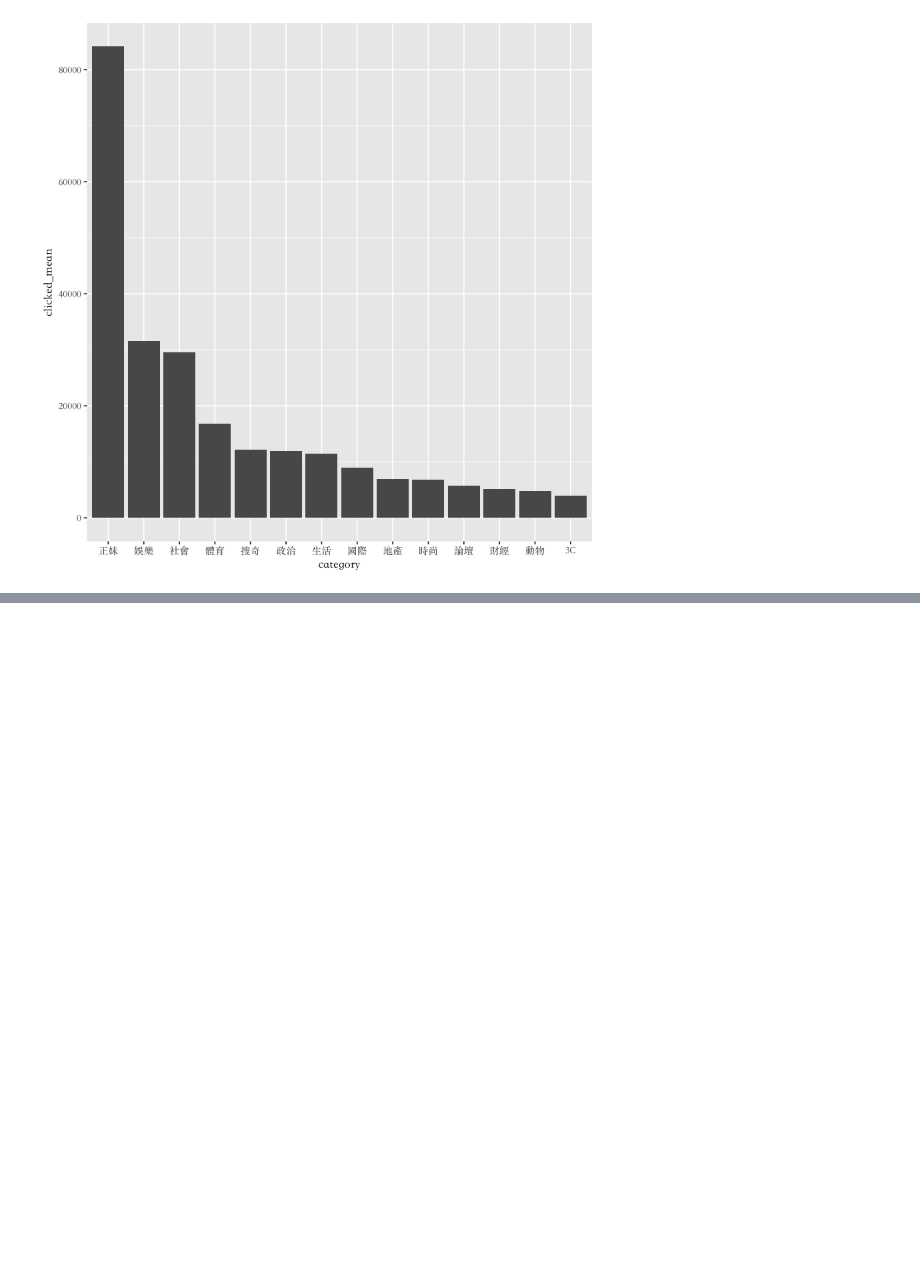
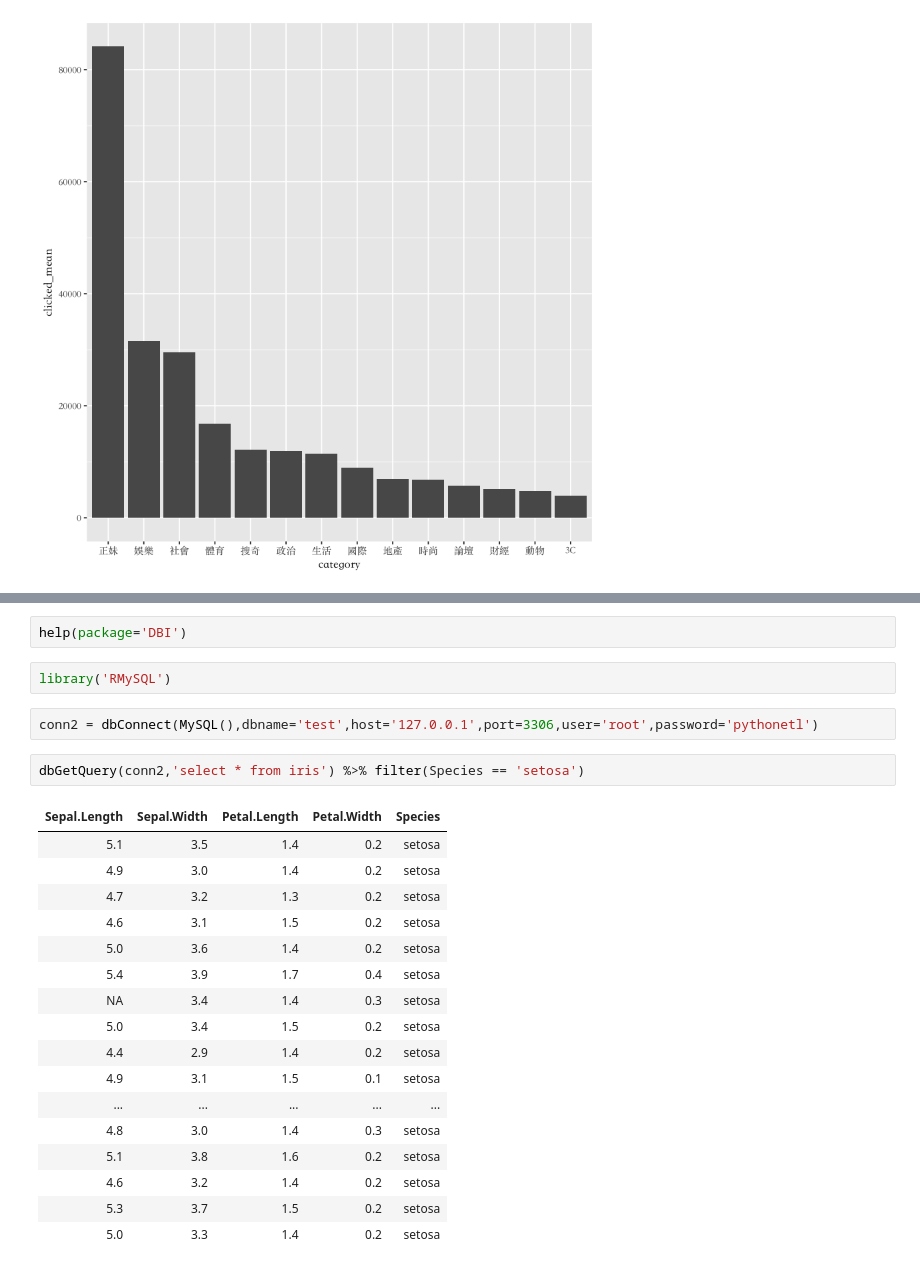
Before and after one commit to YuHsuanLin/riii, a Jupyter notebook: cb102/cb102_20180817.ipynb, the cells around one changed output, grey strips where cells are left out. Saved outputs shown, nothing was run; the diff lists cells and outputs as text; blank space fills up the shorter version.

```diff
--- a/cb102/cb102_20180817.ipynb
+++ b/cb102/cb102_20180817.ipynb
@@ -767,0 +805,26 @@ Warning message in grid.Call(C_textBounds, as.graphicsAnnot(x$label), x$x, x$y,
+# %%
+help(package='DBI')
+# %%
+library('RMySQL')
+# %%
+conn2 = dbConnect(MySQL(),dbname='test',host='127.0.0.1',port=3306,user='root',password='pythonetl')
+# %%
+dbGetQuery(conn2,'select * from iris') %>% filter(Species == 'setosa')
+# %% [output]
+| Sepal.Length | Sepal.Width | Petal.Length | Petal.Width | Species |
+| 5.1 | 3.5 | 1.4 | 0.2 | setosa |
+| 4.9 | 3.0 | 1.4 | 0.2 | setosa |
+| 4.7 | 3.2 | 1.3 | 0.2 | setosa |
+| 4.6 | 3.1 | 1.5 | 0.2 | setosa |
+| 5.0 | 3.6 | 1.4 | 0.2 | setosa |
+| 5.4 | 3.9 | 1.7 | 0.4 | setosa |
+| NA | 3.4 | 1.4 | 0.3 | setosa |
+| 5.0 | 3.4 | 1.5 | 0.2 | setosa |
+| 4.4 | 2.9 | 1.4 | 0.2 | setosa |
+| 4.9 | 3.1 | 1.5 | 0.1 | setosa |
+| ... | ... | ... | ... | ... |
+| 4.8 | 3.0 | 1.4 | 0.3 | setosa |
+| 5.1 | 3.8 | 1.6 | 0.2 | setosa |
+| 4.6 | 3.2 | 1.4 | 0.2 | setosa |
+| 5.3 | 3.7 | 1.5 | 0.2 | setosa |
+| 5.0 | 3.3 | 1.4 | 0.2 | setosa |
```
Also changed, not shown: parts of 9 cells of this notebook.
